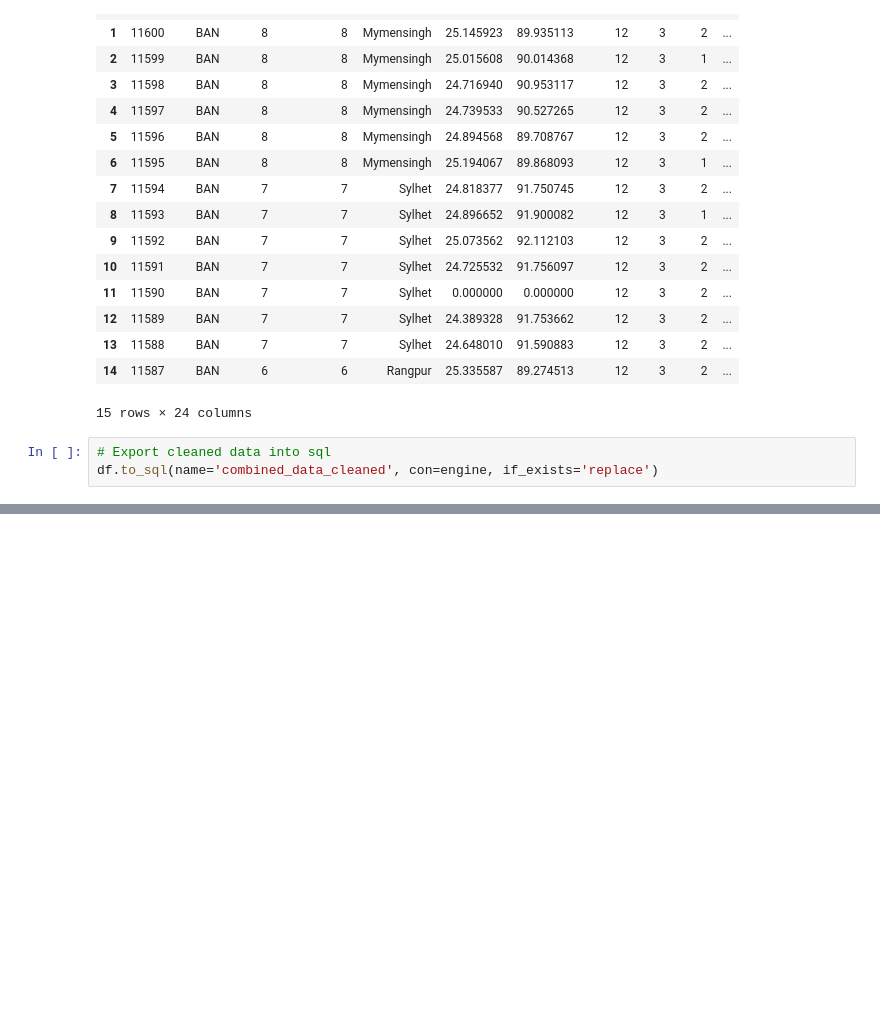
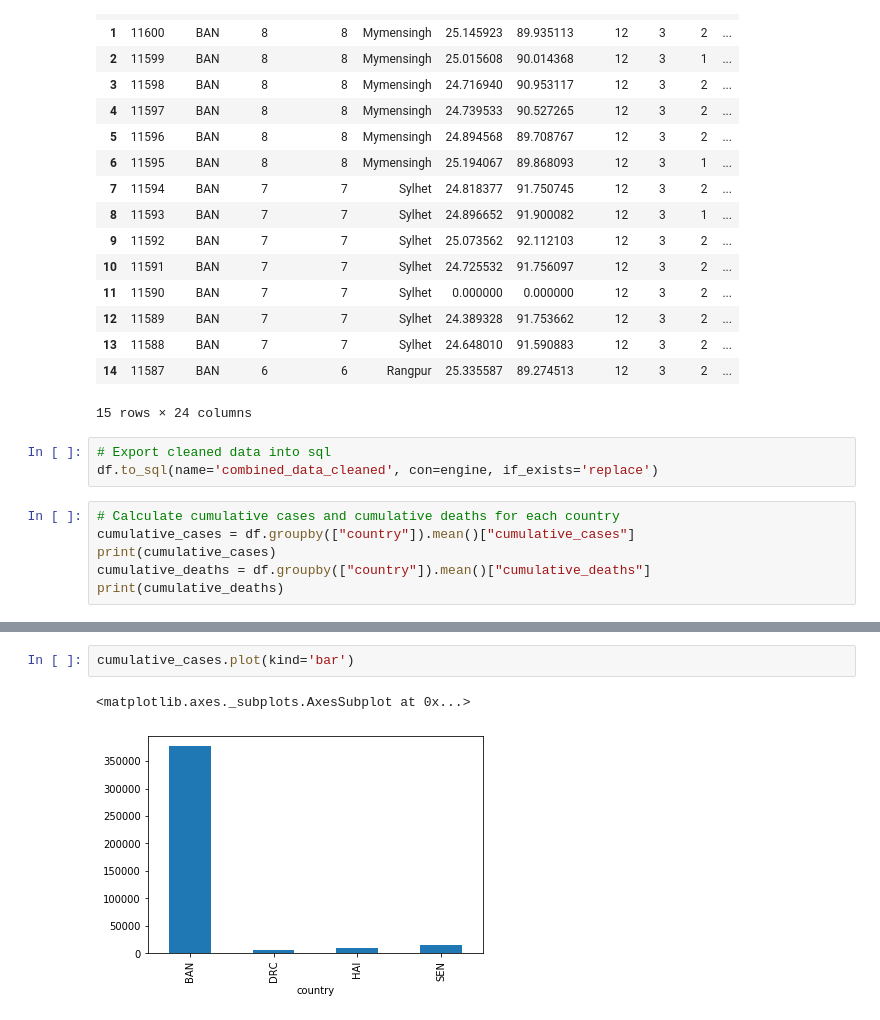
Before and after one commit to hannahrim/COVID-19_Readiness_and_Response, a Jupyter notebook: data_explore.ipynb, the cells around one changed output, grey strips where cells are left out. Cells and saved outputs as stored; diff of their text form; blank space fills up the shorter version.

Commit message:
Update data_explore to calculate covid_19 data

```diff
--- a/data_explore.ipynb
+++ b/data_explore.ipynb
@@ -200,3 +200,9 @@ df.head(15)
 # %%
 # Export cleaned data into sql
 df.to_sql(name='combined_data_cleaned', con=engine, if_exists='replace')
+# %%
+# Calculate cumulative cases and cumulative deaths for each country
+cumulative_cases = df.groupby(["country"]).mean()["cumulative_cases"]
+print(cumulative_cases)
+cumulative_deaths = df.groupby(["country"]).mean()["cumulative_deaths"]
+print(cumulative_deaths)
@@ -202,0 +222,5 @@ df.to_sql(name='combined_data_cleaned', con=engine, if_exists='replace')
+# %%
+cumulative_cases.plot(kind='bar')
+# %% [output]
+<matplotlib.axes._subplots.AxesSubplot at 0x...>
+[figure, added]
```
Also changed, not shown: parts of 9 cells of this notebook.
